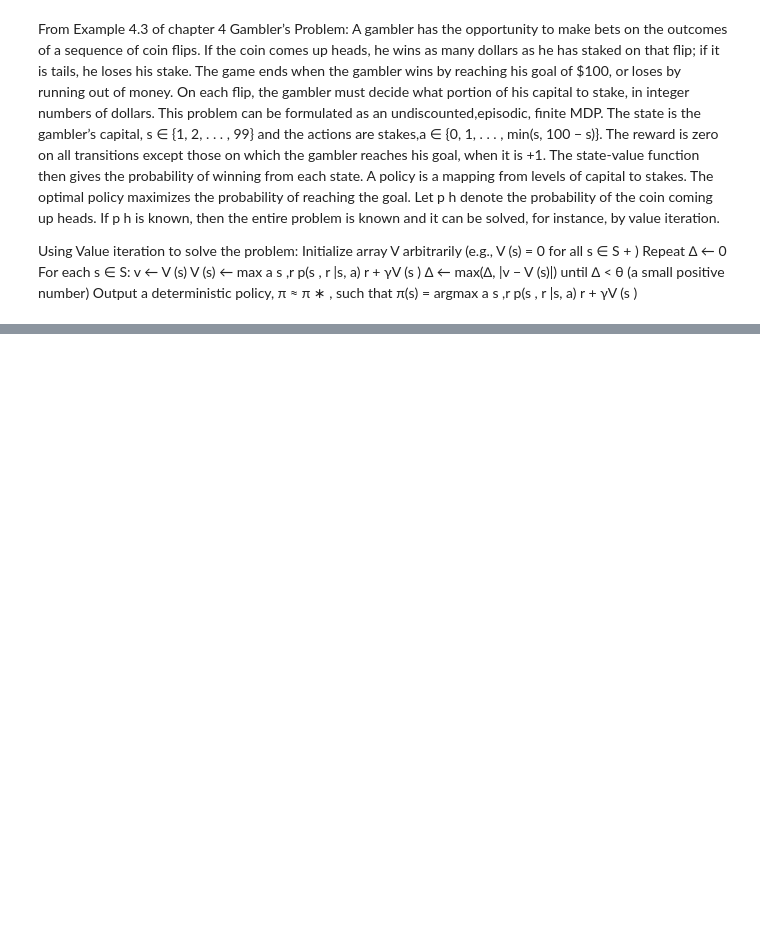
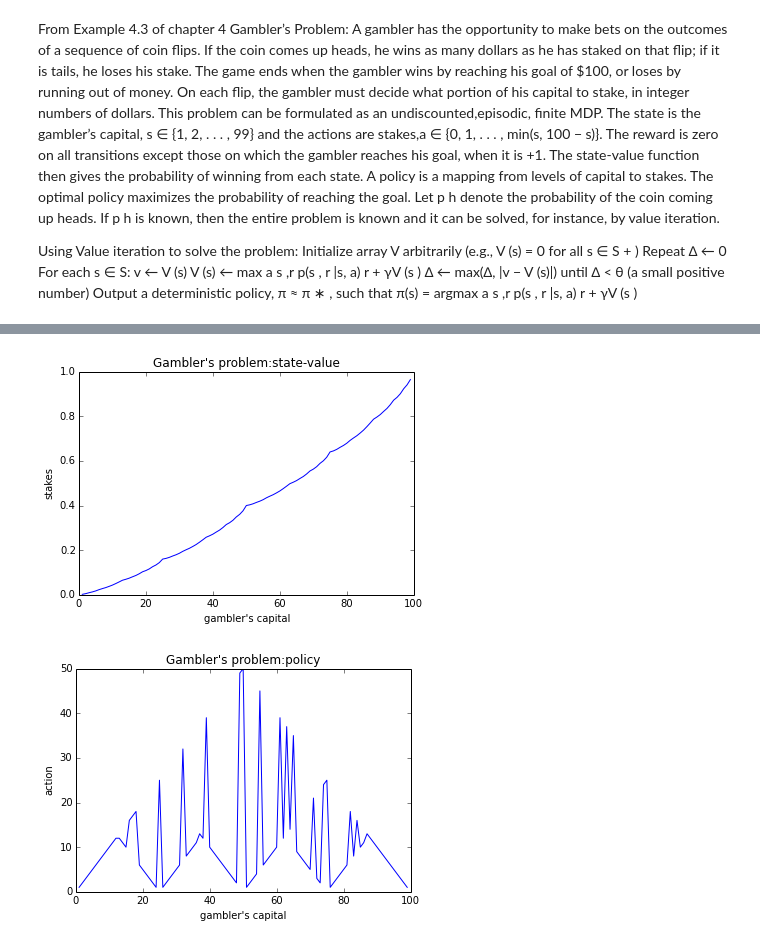
Before and after one commit to Tubao/learning-RL, a Jupyter notebook: ch_4_gambler_problem.ipynb, the cells around one changed output, grey strips where cells are left out. Drawn from its saved outputs; the diff is of its cells as text; code cells hidden in the pictures; blank space fills up the shorter version.

```diff
--- a/ch_4_gambler_problem.ipynb
+++ b/ch_4_gambler_problem.ipynb
@@ -16,6 +16,9 @@ until ∆ < θ (a small positive number)
 Output a deterministic policy, π ≈ π ∗ , such that
 π(s) = argmax a s ,r p(s , r |s, a) r + γV (s )
 # %%
+import matplotlib.pyplot as plt
+import numpy as np
+
 def prob(s_1,r,s,a,p):
     ret = 0
     if s_1==s+a and s_1 ==100 and r==1:
@@ -36,10 +39,12 @@ for i in range(0,101):
     state_values[i] = 0
 print state_values
 print state_list
-th = 1e-5
+th = 1e-20
 flag = True
-for k in range(20):
+pi = {}
+for k in range(1000):
     delta = 0
+    pi = {}
     for s in state_list:
         if s==0 or s==100:
             continue
@@ -50,11 +55,55 @@ for k in range(20):
 
             if qsa>maxa:
                 maxa = qsa
+                pi[s] = a
         state_values[s] = maxa
         delta = max(delta,abs(v - state_values[s]))
     if delta<th:
         flag = False
+
 print state_values
+#get optimal policy:
+pi_star = {}
+for s in state_list:
+        if s==0 or s==100:
+            continue
+
+        maxa = 0
+        for a in range(1+min(s,100-s)):
+            qsa = prob(100,1,s,a,p)*(1) + prob(s+a,0,s,a,p)*(state_values[s+a]) + prob(s-a,0,s,a,p)*(state_values[s-a])
+
+            if qsa>maxa:
+                maxa = qsa
+                pi_star[s] = a
+print pi_star
+
+#draw picture of state-value:
+%matplotlib inline
+X = []
+Y = []
+for x,y in state_values.items():
+    if x==0 or x==100:
+        continue
+    X.append(x)
+    Y.append(y)
+plt.plot(X,Y)
+plt.title("Gambler's problem:state-value")
+plt.xlabel("gambler's capital")
+plt.ylabel("stakes")
+plt.show()
+#draw optimal policy:
+X = []
+Y = []
+for x,y in pi_star.items():
+    if x==0 or x==100:
+        continue
+    X.append(x)
+    Y.append(y)
+plt.plot(X,Y)
+plt.title("Gambler's problem:policy")
+plt.xlabel("gambler's capital")
+plt.ylabel("action")
+plt.show()
 # %% [output]
 {0: 0, 1: 0, 2: 0, 3: 0, 4: 0, 5: 0, 6: 0, 7: 0, 8: 0, 9: 0, 10: 0, 11: 0, 12: 0, 13: 0, 14: 0, 15: 0, 16: 0, 17: 0, 18: 0, 19: 0, 20: 0, 21: 0, 22: 0, 23: 0, 24: 0, 25: 0, 26: 0, 27: 0, 28: 0, 29: 0, ...
 [0, 1, 2, 3, 4, 5, 6, 7, 8, 9, 10, 11, 12, 13, 14, 15, 16, 17, 18, 19, 20, 21, 22, 23, 24, 25, 26, 27, 28, 29, 30, 31, 32, 33, 34, 35, 36, 37, 38, 39, 40, 41, 42, 43, 44, 45, 46, 47, 48, 49, 50, 51, 5 ...
@@ -61,0 +112,2 @@ print state_values
+[figure, added]
+[figure, added]
```
Also changed, not shown: parts of 1 cell of this notebook.
